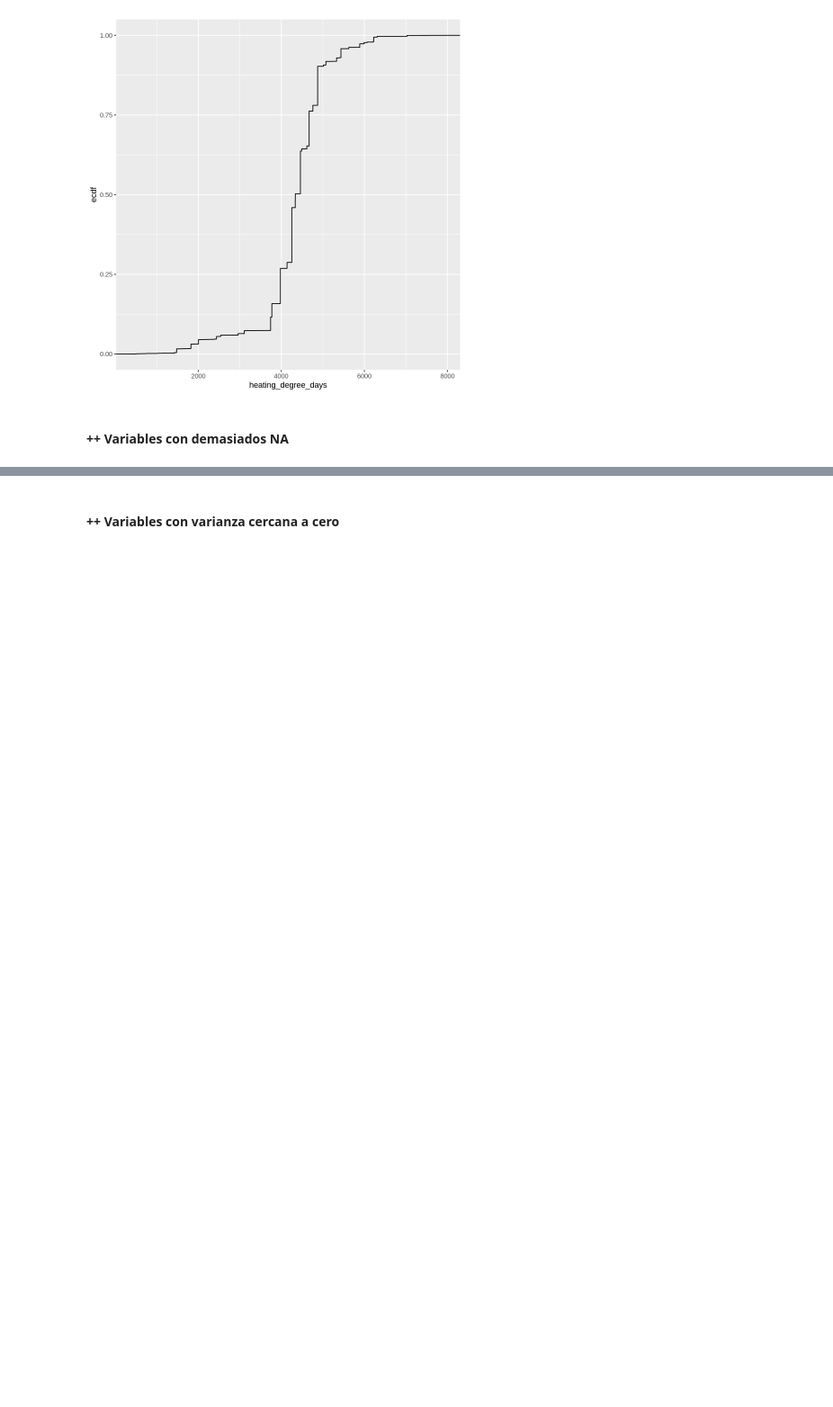
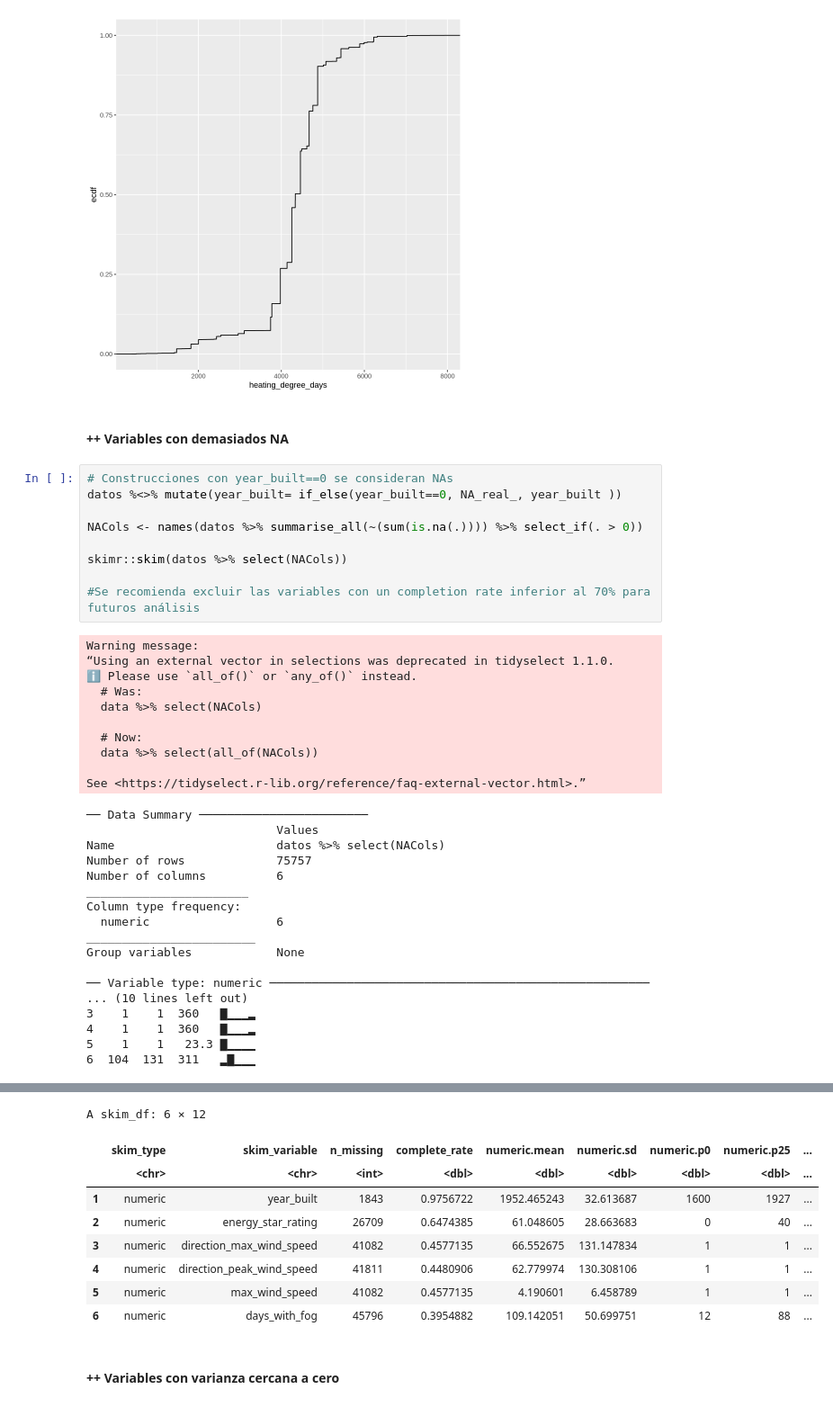
Before and after one commit to nestormontano/PrDS_2023_01_WIDS_Prediccion_Energia, a Jupyter notebook: Scripts/WIDS2022_Prediccion_Energia__EDA_r_ipynb.ipynb, the cells around one changed output, grey strips where cells are left out. Shown: that part at 90% size. Cells and saved outputs as stored; diff of their text form; blank space fills up the shorter version.

```diff
--- a/Scripts/WIDS2022_Prediccion_Energia__EDA_r_ipynb.ipynb
+++ b/Scripts/WIDS2022_Prediccion_Energia__EDA_r_ipynb.ipynb
@@ -116,3 +117,40 @@ datos %>% ggplot(aes(heating_degree_days)) + geom_step(stat ="ecdf" )
 [figure]
 # %% [markdown]
 #### ++ Variables con demasiados NA
+# %%
+# Construcciones con year_built==0 se consideran NAs
+datos %<>% mutate(year_built= if_else(year_built==0, NA_real_, year_built ))
+
+NACols <- names(datos %>% summarise_all(~(sum(is.na(.)))) %>% select_if(. > 0))
+
+skimr::skim(datos %>% select(NACols))
+
+#Se recomienda excluir las variables con un completion rate inferior al 70% para futuros análisis
+# %% [output]
+Warning message:
+“Using an external vector in selections was deprecated in tidyselect 1.1.0.
+ℹ Please use `all_of()` or `any_of()` instead.
+  # Was:
+  data %>% select(NACols)
+
+  # Now:
+  data %>% select(all_of(NACols))
+
+See <https://tidyselect.r-lib.org/reference/faq-external-vector.html>.”
+── Data Summary ────────────────────────
+                           Values
+Name                       datos %>% select(NACols)
+Number of rows             75757
+Number of columns          6
+_______________________
+Column type frequency:
+  numeric                  6
+________________________
+Group variables            None
+
+── Variable type: numeric ──────────────────────────────────────────────────────
+... (10 lines left out)
+3    1    1  360   ▇▁▁▁▂
+4    1    1  360   ▇▁▁▁▂
+5    1    1   23.3 ▇▁▁▁▁
+6  104  131  311   ▂▇▁▁▁
@@ -119,2 +159,11 @@ datos %>% ggplot(aes(heating_degree_days)) + geom_step(stat ="ecdf" )
+A skim_df: 6 × 12
+|  | skim_type | skim_variable | n_missing | complete_rate | numeric.mean | numeric.sd | numeric.p0 | numeric.p25 | ... |
+|  | <chr> | <chr> | <int> | <dbl> | <dbl> | <dbl> | <dbl> | <dbl> | ... |
+| 1 | numeric | year_built | 1843 | 0.9756722 | 1952.465243 | 32.613687 | 1600 | 1927 | ... |
+| 2 | numeric | energy_star_rating | 26709 | 0.6474385 | 61.048605 | 28.663683 | 0 | 40 | ... |
+| 3 | numeric | direction_max_wind_speed | 41082 | 0.4577135 | 66.552675 | 131.147834 | 1 | 1 | ... |
+| 4 | numeric | direction_peak_wind_speed | 41811 | 0.4480906 | 62.779974 | 130.308106 | 1 | 1 | ... |
+| 5 | numeric | max_wind_speed | 41082 | 0.4577135 | 4.190601 | 6.458789 | 1 | 1 | ... |
+| 6 | numeric | days_with_fog | 45796 | 0.3954882 | 109.142051 | 50.699751 | 12 | 88 | ... |
 # %% [markdown]
 #### ++ Variables con varianza cercana a cero
```
Also changed, not shown: parts of 4 cells of this notebook.
